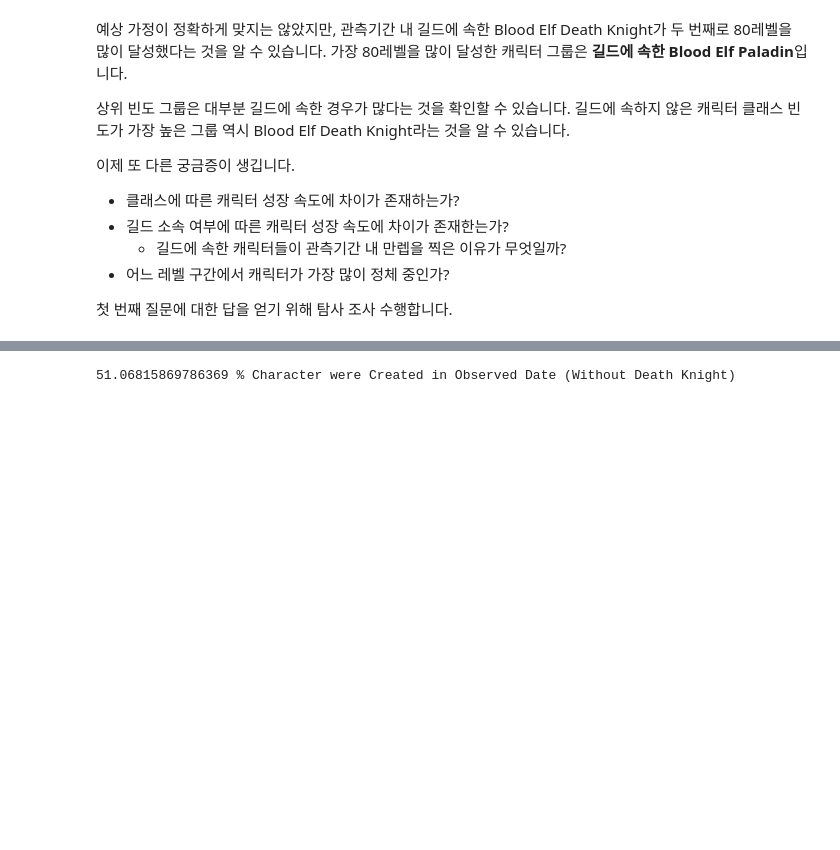
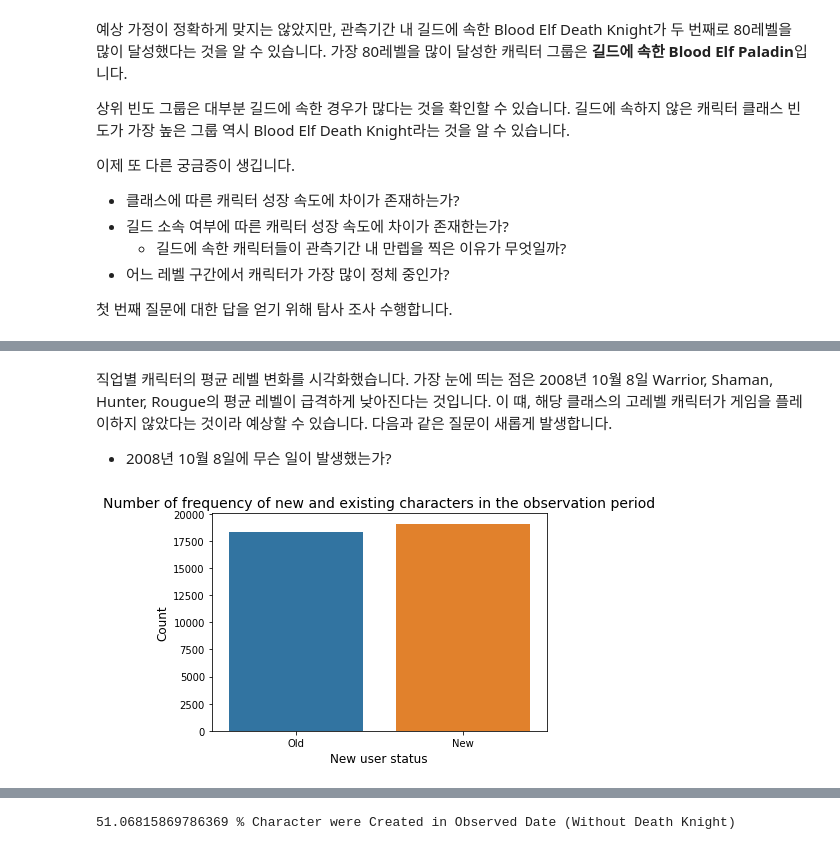
Before and after one commit to SSANGMAN/WoW-Network-Analysis, a Jupyter notebook: ipynb/Game_Network_Analysis_EDA.ipynb, the cells around one changed output, grey strips where cells are left out. Cells and saved outputs as stored; diff of their text form; code cells hidden in the pictures; blank space fills up the shorter version.

```diff
--- a/ipynb/Game_Network_Analysis_EDA.ipynb
+++ b/ipynb/Game_Network_Analysis_EDA.ipynb
@@ -314,0 +318,15 @@ fig.show()
+# %% [markdown]
+직업별 캐릭터의 평균 레벨 변화를 시각화했습니다. 가장 눈에 띄는 점은 2008년 10월 8일 Warrior, Shaman, Hunter, Rougue의 평균 레벨이 급격하게 낮아진다는 것입니다. 이 떄, 해당 클래스의 고레벨 캐릭터가 게임을 플레이하지 않았다는 것이라 예상할 수 있습니다. 다음과 같은 질문이 새롭게 발생합니다.
+- 2008년 10월 8일에 무슨 일이 발생했는가?
+# %%
+tmp = wowah_data.groupby('char')['level'].min()
+tmp = tmp.apply(lambda x: 'Old' if x > 1 else 'New')
+
+sns.countplot(tmp)
+plt.title('Number of frequency of new and existing characters in the observation period', fontsize = 14)
+plt.xlabel('New user status', fontsize = 12)
+plt.ylabel('Count', fontsize = 12)
+
+plt.show()
+# %% [output]
+[figure, added]
```
Also changed, not shown: parts of 9 cells of this notebook, 1 other file.
